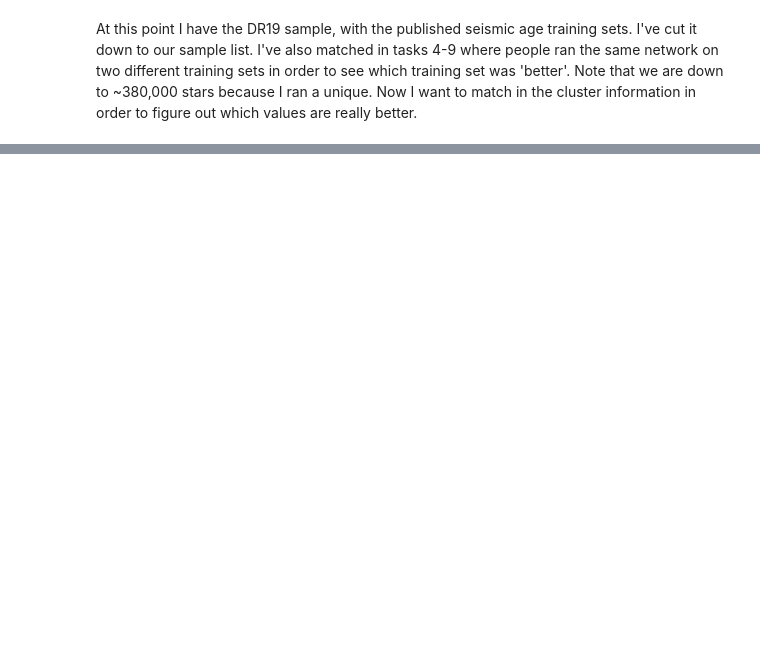
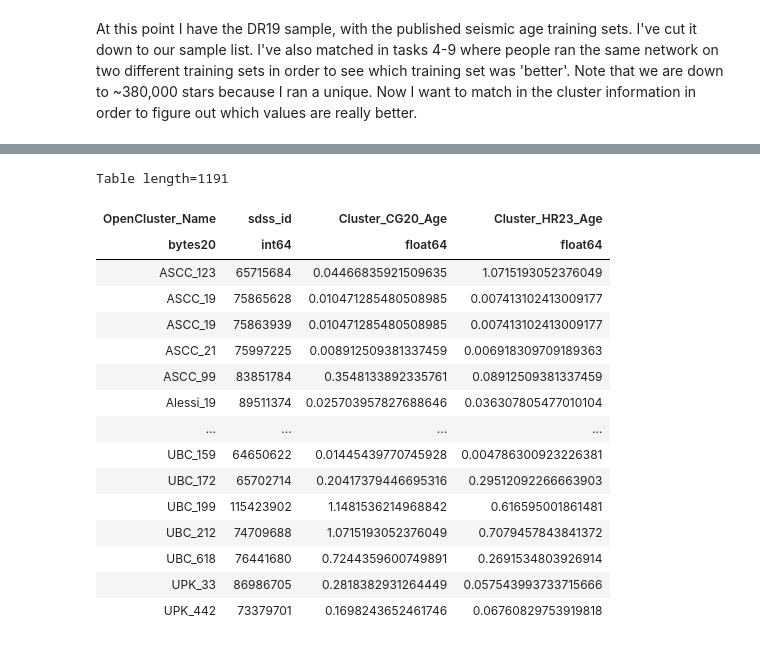
Before and after one commit to Zabdiel-Sanchez/2025_AST4300_Project3, a Jupyter notebook: PaperMakeTables.ipynb, the cells around one changed output, grey strips where cells are left out. Drawn from its saved outputs; the diff is of its cells as text; code cells hidden in the pictures; blank space fills up the shorter version.

```diff
--- a/PaperMakeTables.ipynb
+++ b/PaperMakeTables.ipynb
@@ -371,0 +438,5 @@ DR19seisages_samp_train456789=Table.read('DR19_SeisAges_Sample_trainingVariation
+# %%
+occamcluster['Cluster_CG20_Age']=np.array(10**occamcluster['CG_logAge']/1e9)
+occamcluster['Cluster_HR23_Age']=np.array(10**occamcluster['EH_logAge']/1e9)
+occamcluster['Name'].name='OpenCluster_Name'
+occamclustershort=Table(occamcluster['OpenCluster_Name', 'Cluster_CG20_Age', 'Cluster_HR23_Age'])
@@ -371,0 +445,26 @@ DR19seisages_samp_train456789=Table.read('DR19_SeisAges_Sample_trainingVariation
+# %%
+occammember['Cluster'].name='OpenCluster_Name'
+occammember['SDSS_ID'].name='sdss_id'
+occammembershort=Table(occammember['OpenCluster_Name', 'sdss_id'])
+# %%
+clustermemberswithages=join(occammembershort, occamclustershort, join_type='left')
+# %%
+clustermemberswithages
+# %% [output]
+Table length=1191
+| OpenCluster_Name | sdss_id | Cluster_CG20_Age | Cluster_HR23_Age |
+| bytes20 | int64 | float64 | float64 |
+| ASCC_123 | 65715684 | 0.04466835921509635 | 1.0715193052376049 |
+| ASCC_19 | 75865628 | 0.010471285480508985 | 0.007413102413009177 |
+| ASCC_19 | 75863939 | 0.010471285480508985 | 0.007413102413009177 |
+| ASCC_21 | 75997225 | 0.008912509381337459 | 0.006918309709189363 |
+| ASCC_99 | 83851784 | 0.3548133892335761 | 0.08912509381337459 |
+| Alessi_19 | 89511374 | 0.025703957827688646 | 0.036307805477010104 |
+| ... | ... | ... | ... |
+| UBC_159 | 64650622 | 0.01445439770745928 | 0.004786300923226381 |
+| UBC_172 | 65702714 | 0.20417379446695316 | 0.29512092266663903 |
+| UBC_199 | 115423902 | 1.1481536214968842 | 0.616595001861481 |
+| UBC_212 | 74709688 | 1.0715193052376049 | 0.7079457843841372 |
+| UBC_618 | 76441680 | 0.7244359600749891 | 0.2691534803926914 |
+| UPK_33 | 86986705 | 0.2818382931264449 | 0.057543993733715666 |
+| UPK_442 | 73379701 | 0.1698243652461746 | 0.06760829753919818 |
```
Also changed, not shown: parts of 24 cells of this notebook, 1 other file.
